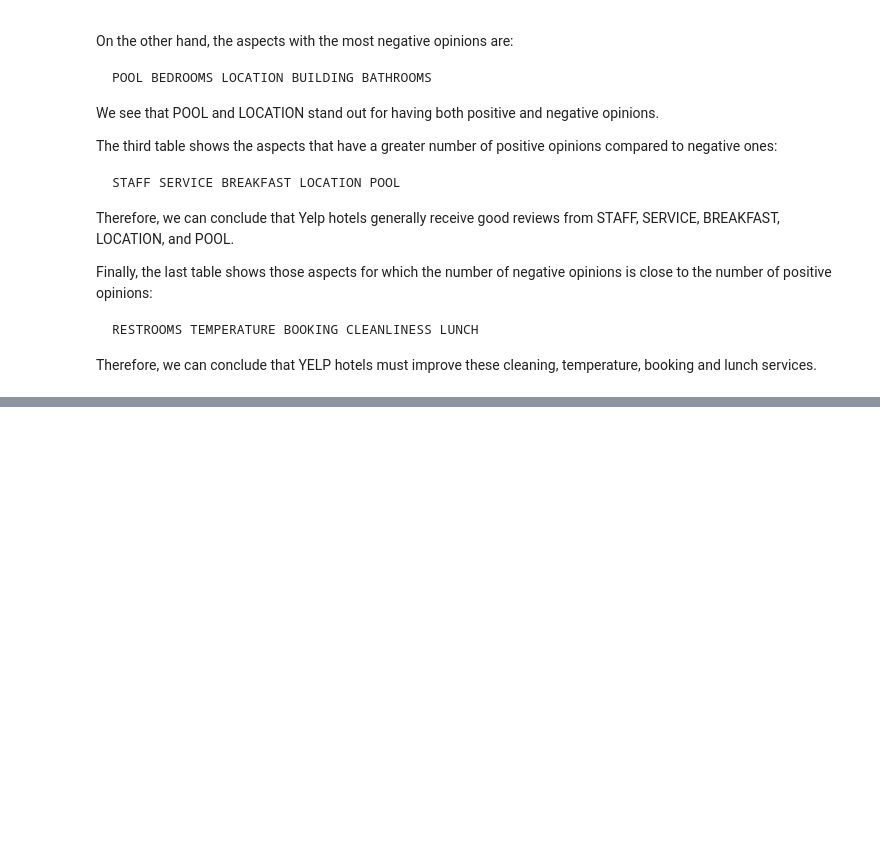
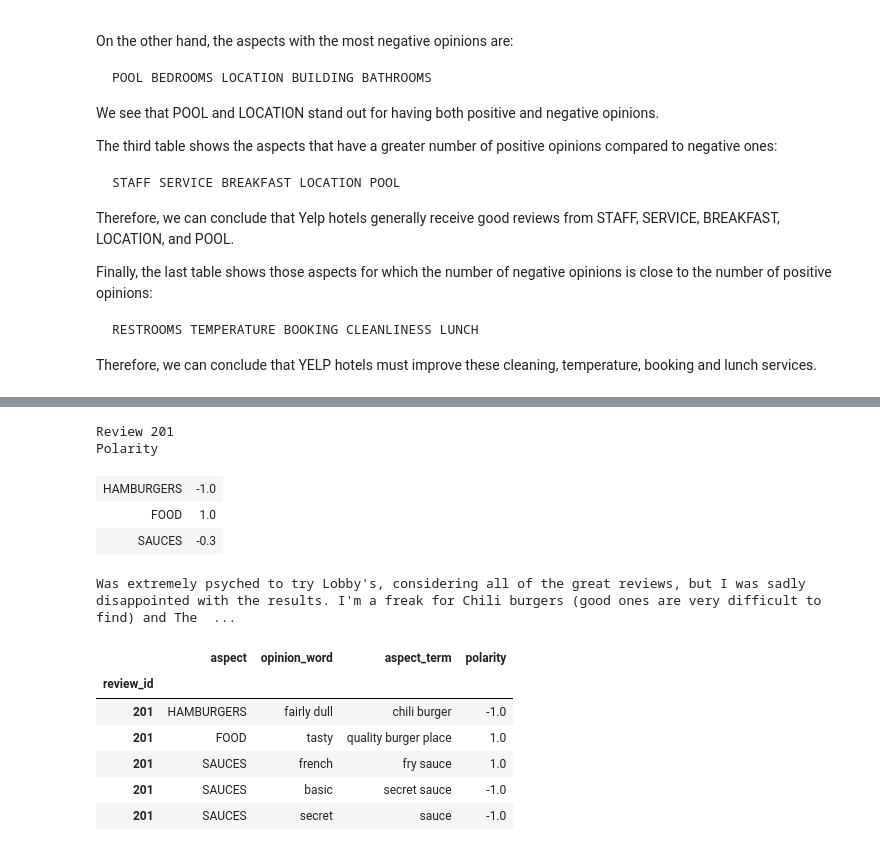
Before and after one commit to glorelvalle/mucd-mg, a Jupyter notebook: pln/p1.ipynb, the cells around one changed output, grey strips where cells are left out. Cells and saved outputs as stored; diff of their text form; code cells hidden in the pictures; blank space fills up the shorter version.

```diff
--- a/pln/p1.ipynb
+++ b/pln/p1.ipynb
@@ -452,0 +452,9 @@ Therefore, we can conclude that YELP hotels must improve these cleaning, tempera
+# %%
+idx = 300
+review = reviews_spas[idx].get("reviewText")
+data = AO.get_aspect_opinion(idx, review, aspects_spas)
+data2 = data.copy()
+data2['text'] = review
+data2 = data2.reset_index()
+DP.run_display(idx, data2)
+display(data)
@@ -452,0 +471,9 @@ Therefore, we can conclude that YELP hotels must improve these cleaning, tempera
+# %%
+idx = 90
+review = reviews_spas[idx].get("reviewText")
+data = AO.get_aspect_opinion(idx, review, aspects_spas)
+data2 = data.copy()
+data2['text'] = review
+data2 = data2.reset_index()
+DP.run_display(idx, data2)
+display(data)
@@ -452,0 +492,9 @@ Therefore, we can conclude that YELP hotels must improve these cleaning, tempera
+# %%
+idx = 30
+review = reviews_spas[idx].get("reviewText")
+data = AO.get_aspect_opinion(idx, review, aspects_spas)
+data2 = data.copy()
+data2['text'] = review
+data2 = data2.reset_index()
+DP.run_display(idx, data2)
+display(data)
@@ -452,0 +515,9 @@ Therefore, we can conclude that YELP hotels must improve these cleaning, tempera
+# %%
+idx = 2
+review = reviews_restaurants[idx].get("reviewText")
+data = AO.get_aspect_opinion(idx, review, aspects_restaurants)
+data2 = data.copy()
+data2['text'] = review
+data2 = data2.reset_index()
+DP.run_display(idx, data2)
+display(data)
@@ -452,0 +533,23 @@ Therefore, we can conclude that YELP hotels must improve these cleaning, tempera
+# %%
+idx = 201
+review = reviews_restaurants[idx].get("reviewText")
+data = AO.get_aspect_opinion(idx, review, aspects_restaurants)
+data2 = data.copy()
+data2['text'] = review
+data2 = data2.reset_index()
+DP.run_display(idx, data2)
+display(data)
+# %% [output]
+Review 201
+Polarity
+| HAMBURGERS | -1.0 |
+| FOOD | 1.0 |
+| SAUCES | -0.3 |
+Was extremely psyched to try Lobby's, considering all of the great reviews, but I was sadly disappointed with the results. I'm a freak for Chili burgers (good ones are very difficult to find) and The  ...
+|  | aspect | opinion_word | aspect_term | polarity |
+| review_id |  |  |  |  |
+| 201 | HAMBURGERS | fairly dull | chili burger | -1.0 |
+| 201 | FOOD | tasty | quality burger place | 1.0 |
+| 201 | SAUCES | french | fry sauce | 1.0 |
+| 201 | SAUCES | basic | secret sauce | -1.0 |
+| 201 | SAUCES | secret | sauce | -1.0 |
```
Also changed, not shown: parts of 11 cells of this notebook, 1 other file.
